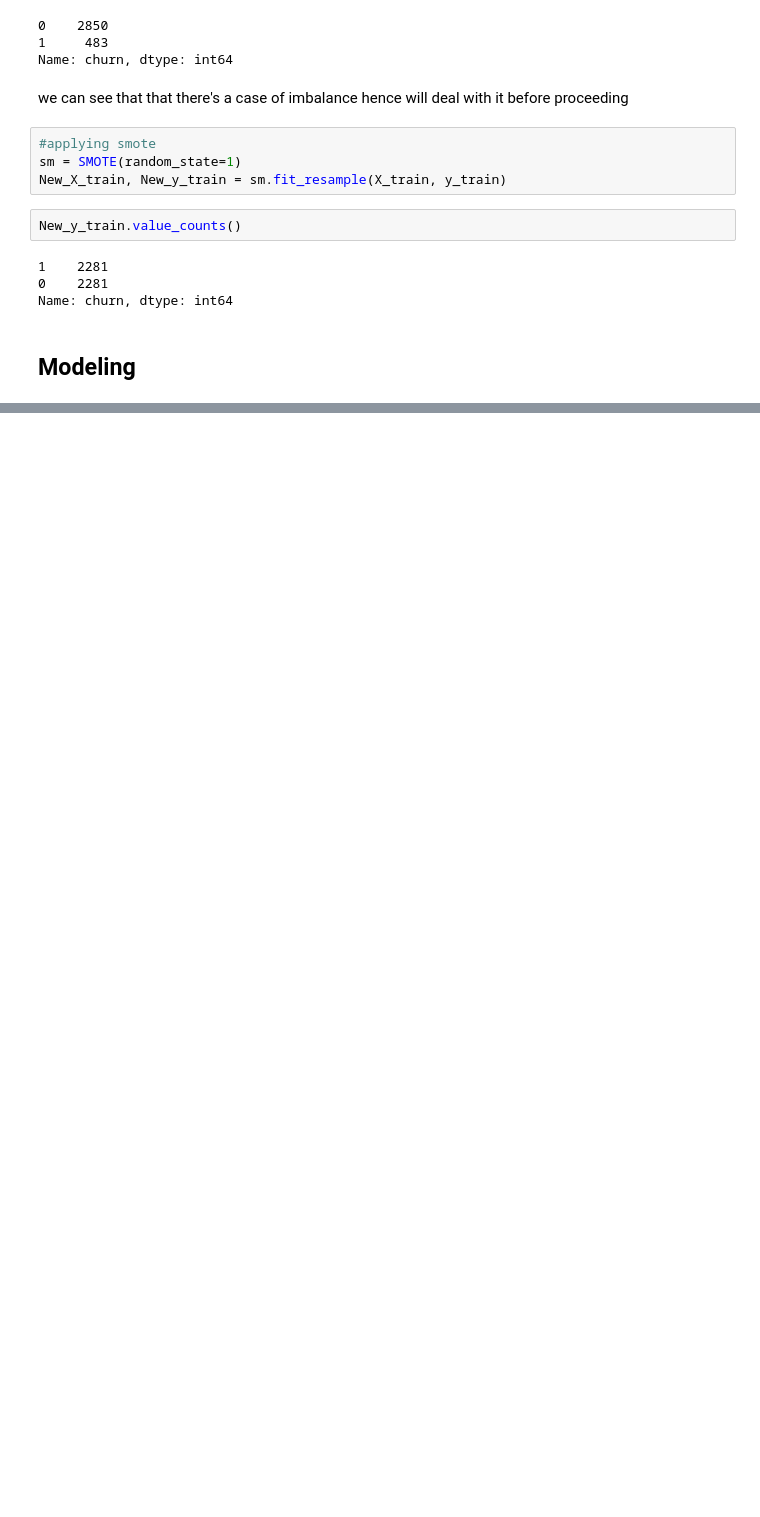
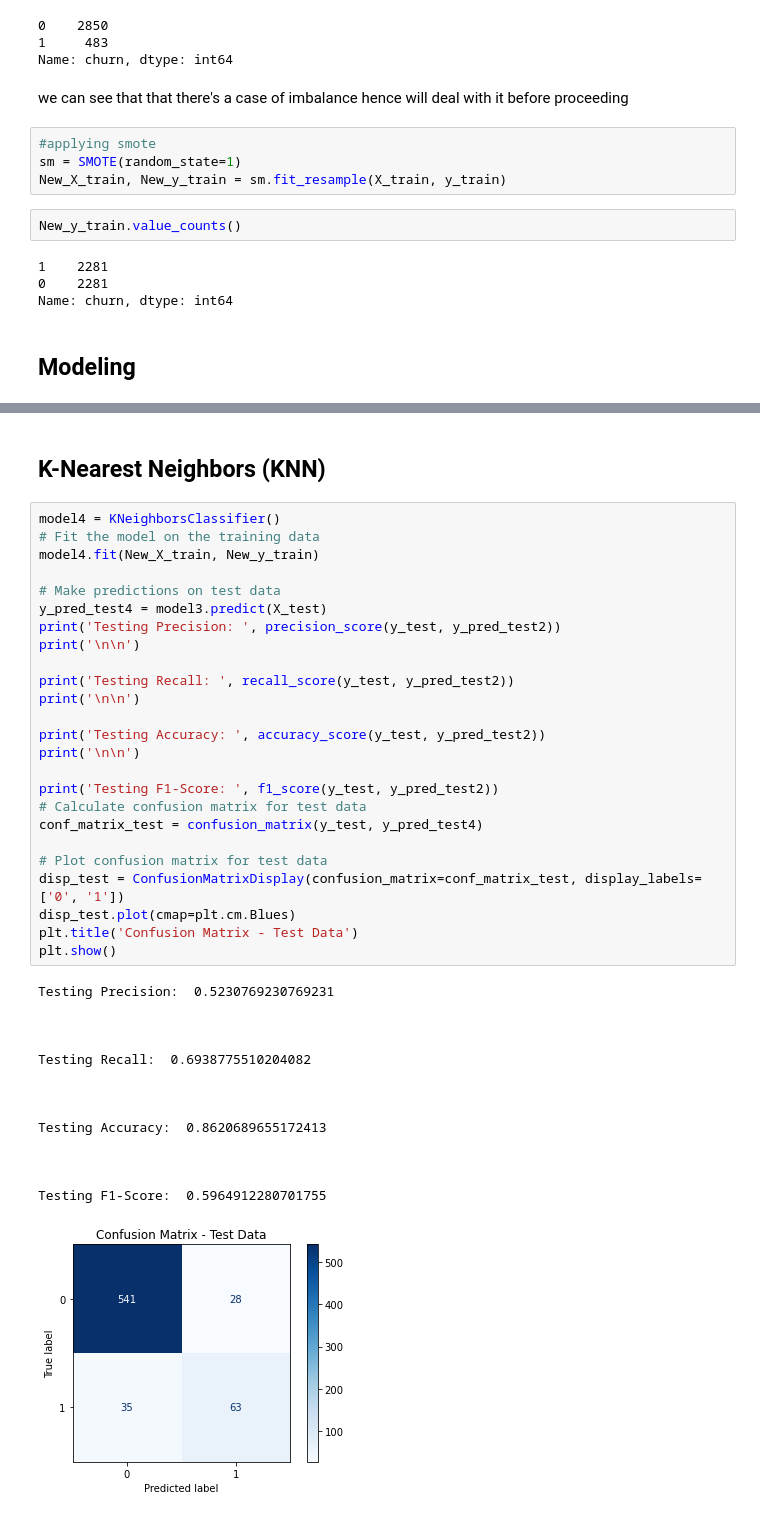
Before and after one commit to Firdosamohamed/dsc_phase3_project_, a Jupyter notebook: customer_churn_analysis.ipynb, the cells around one changed output, grey strips where cells are left out. Cells and saved outputs as stored; diff of their text form; blank space fills up the shorter version.

```diff
--- a/customer_churn_analysis.ipynb
+++ b/customer_churn_analysis.ipynb
@@ -372,0 +555,42 @@ Name: churn, dtype: int64
+# %% [markdown]
+## K-Nearest Neighbors (KNN)
+# %%
+model4 = KNeighborsClassifier()
+# Fit the model on the training data
+model4.fit(New_X_train, New_y_train)
+
+# Make predictions on test data
+y_pred_test4 = model3.predict(X_test)
+print('Testing Precision: ', precision_score(y_test, y_pred_test2))
+print('\n\n')
+
+print('Testing Recall: ', recall_score(y_test, y_pred_test2))
+print('\n\n')
+
+print('Testing Accuracy: ', accuracy_score(y_test, y_pred_test2))
+print('\n\n')
+
+print('Testing F1-Score: ', f1_score(y_test, y_pred_test2))
+# Calculate confusion matrix for test data
+conf_matrix_test = confusion_matrix(y_test, y_pred_test4)
+
+# Plot confusion matrix for test data
+disp_test = ConfusionMatrixDisplay(confusion_matrix=conf_matrix_test, display_labels=['0', '1'])
+disp_test.plot(cmap=plt.cm.Blues)
+plt.title('Confusion Matrix - Test Data')
+plt.show()
+# %% [output]
+Testing Precision:  0.5230769230769231
+
+
+
+Testing Recall:  0.6938775510204082
+
+
+
+Testing Accuracy:  0.8620689655172413
+
+
+
+Testing F1-Score:  0.5964912280701755
+[figure, added]
```
Also changed, not shown: parts of 22 cells of this notebook.
